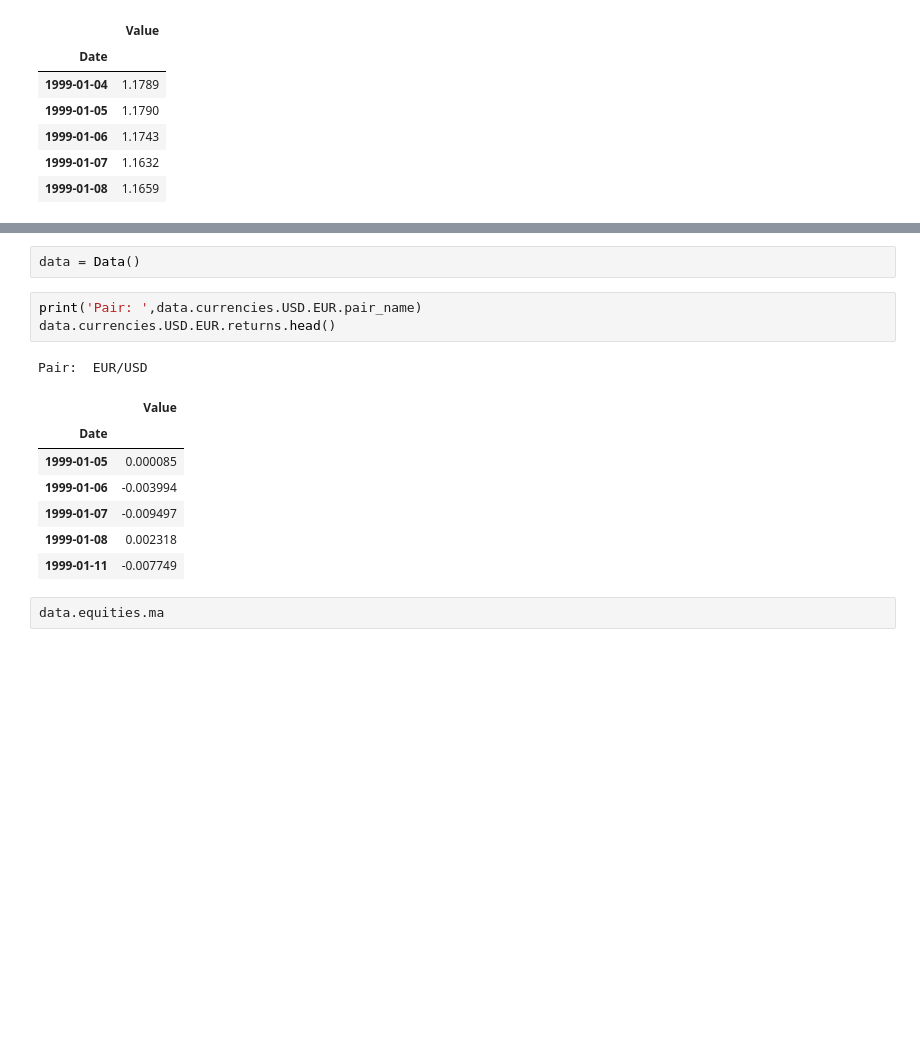
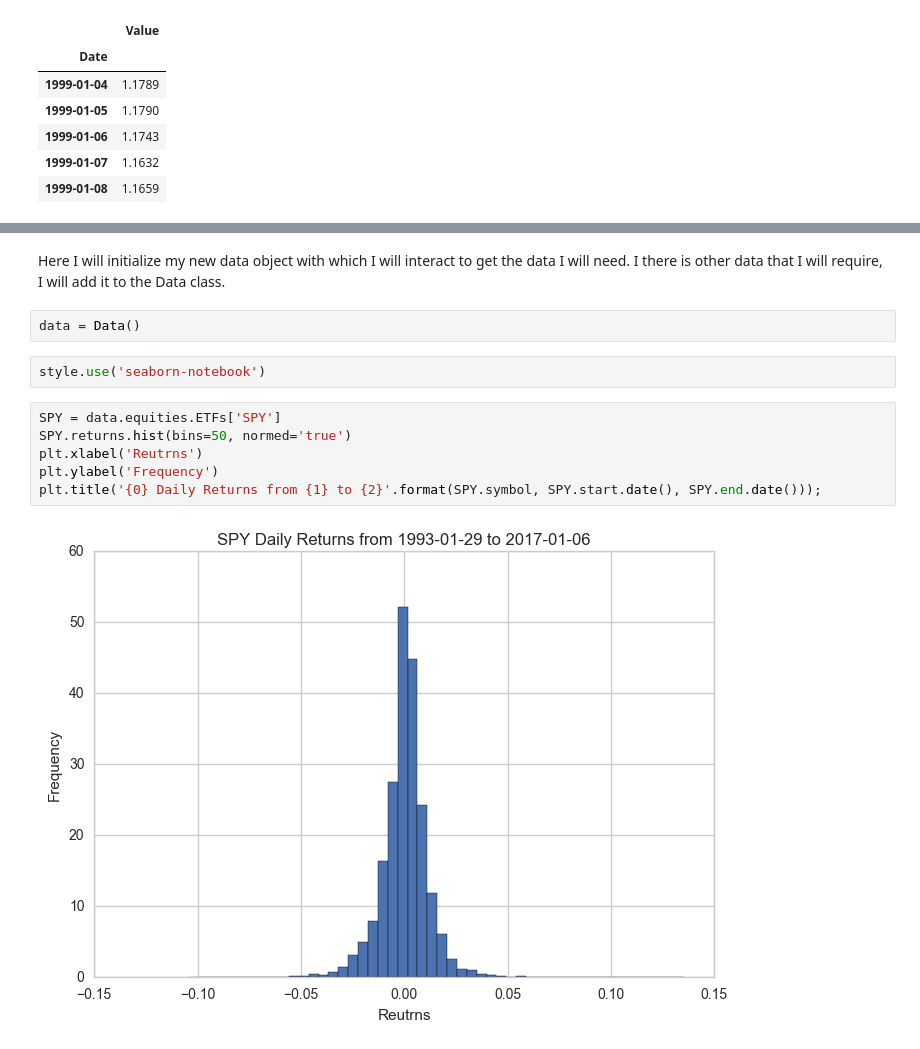
Before and after one commit to kfpotts1/Winter_COMP_370, a Jupyter notebook: Market_Normality_Research_Part_2.ipynb, the cells around one changed output, grey strips where cells are left out. Saved outputs shown, nothing was run; the diff lists cells and outputs as text; blank space fills up the shorter version.

```diff
--- a/Market_Normality_Research_Part_2.ipynb
+++ b/Market_Normality_Research_Part_2.ipynb
@@ -288,19 +287,17 @@ class Data:
 
     def __repr__(self):
         return "Data Object, holds Equities and Currencies Objects."
+# %% [markdown]
+Here I will initialize my new data object with which I will interact to get the data I will need. I there is other data that I will require, I will add it to the Data class.
 # %%
 data = Data()
-# %%
-print('Pair: ',data.currencies.USD.EUR.pair_name)
-data.currencies.USD.EUR.returns.head()
-# %% [output]
-Pair:  EUR/USD
-|  | Value |
-| Date |  |
-| 1999-01-05 | 0.000085 |
-| 1999-01-06 | -0.003994 |
-| 1999-01-07 | -0.009497 |
-| 1999-01-08 | 0.002318 |
-| 1999-01-11 | -0.007749 |
-# %%
-data.equities.ma
+# %%
+style.use('seaborn-notebook')
+# %%
+SPY = data.equities.ETFs['SPY']
+SPY.returns.hist(bins=50, normed='true')
+plt.xlabel('Reutrns')
+plt.ylabel('Frequency')
+plt.title('{0} Daily Returns from {1} to {2}'.format(SPY.symbol, SPY.start.date(), SPY.end.date()));
+# %% [output]
+[figure, added]
```
Also changed, not shown: parts of 3 cells of this notebook, 1 other file.
